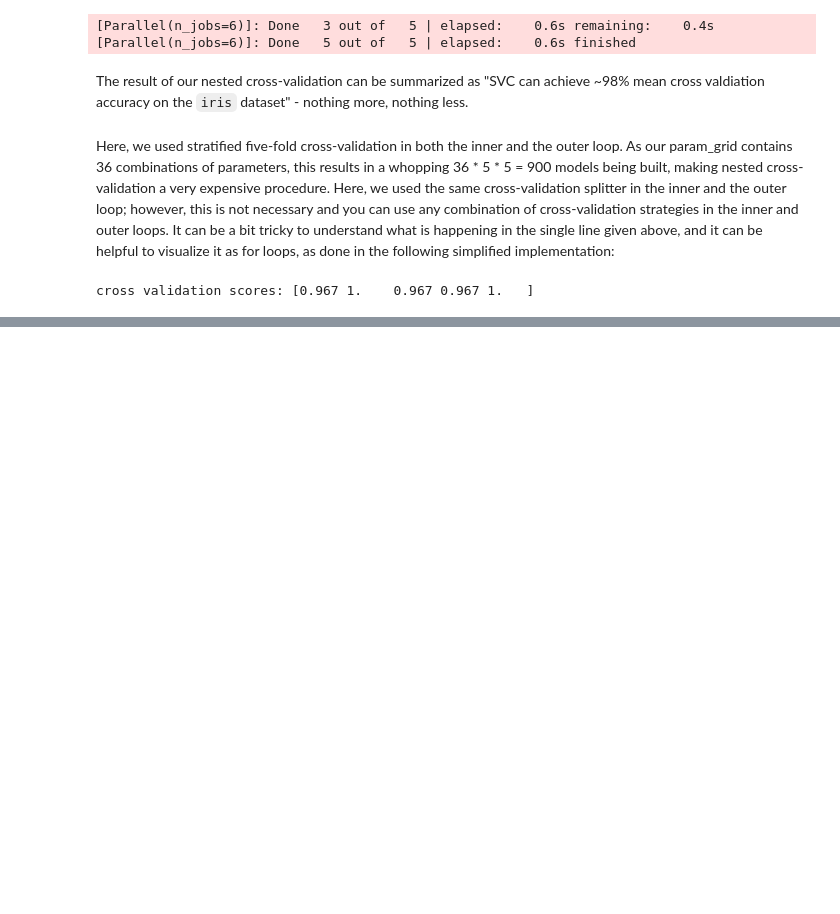
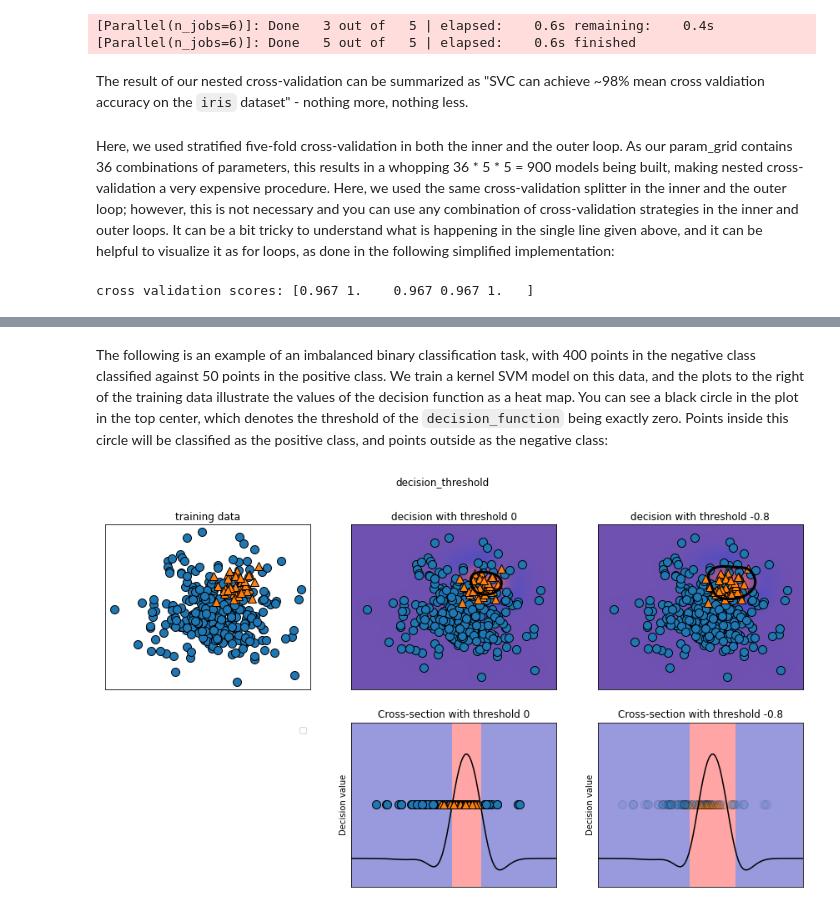
Before and after one commit to cmarsa/imlwp, a Jupyter notebook: 05_model_evaluation_and_improvement.ipynb, the cells around one changed output, grey strips where cells are left out. Saved outputs shown, nothing was run; the diff lists cells and outputs as text; code cells hidden in the pictures; blank space fills up the shorter version.

```diff
--- a/05_model_evaluation_and_improvement.ipynb
+++ b/05_model_evaluation_and_improvement.ipynb
@@ -839,0 +1226,8 @@ putationally challenging, it is also embarrassingly parallel. This means that bu
+# %% [markdown]
+The following is an example of an imbalanced binary classification task, with 400
+points in the negative class classified against 50 points in the positive class.
+We train a kernel SVM model on this
+data, and the plots to the right of the training data illustrate the values of the decision
+function as a heat map. You can see a black circle in the plot in the top center, which
+denotes the threshold of the `decision_function` being exactly zero. Points inside this
+circle will be classified as the positive class, and points outside as the negative class:
@@ -839,0 +1247,4 @@ putationally challenging, it is also embarrassingly parallel. This means that bu
+# %%
+mglearn.plots.plot_decision_threshold()
+# %% [output]
+[figure, added]
```
Also changed, not shown: parts of 65 cells of this notebook.
